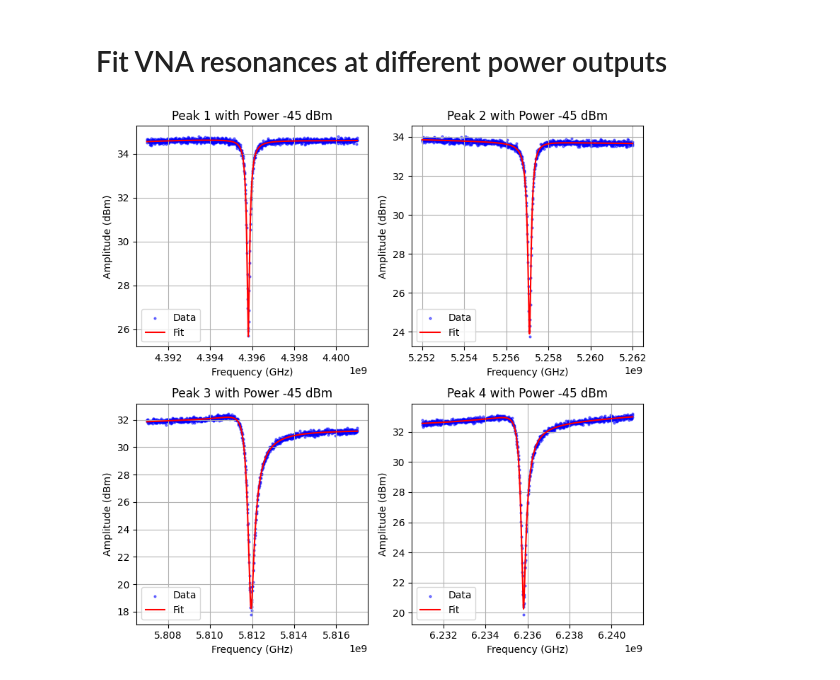
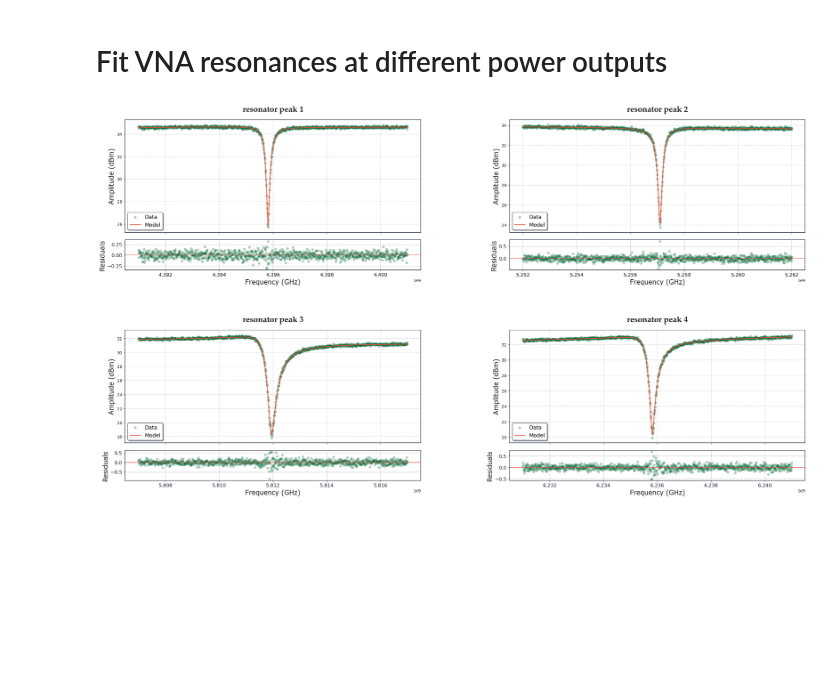
Before and after one commit to biqute/QTLab2425, a Jupyter notebook: IRdetection/Analysis/fit_VNA_resonances.ipynb, the cells around one changed output. Cells and saved outputs as stored; diff of their text form; code cells hidden in the pictures; blank space fills up the shorter version.

Commit message:
final plot figures

```diff
--- a/IRdetection/Analysis/fit_VNA_resonances.ipynb
+++ b/IRdetection/Analysis/fit_VNA_resonances.ipynb
@@ -40,7 +47,7 @@ meta = {k: v for k, v in meta_all.items() if k[1] == -45}
 resonance_frequneces = []
 
 nof_peaks = 4
-fig, ax = plt.subplots(int(np.sqrt(nof_peaks)), int(np.sqrt(nof_peaks)), figsize=(8, 8))
+fig, ax = plt.subplots(2, 2, figsize=(30, 2 * 8), gridspec_kw={'hspace':0.4, 'wspace':0.3})
 row_iter = 0
 col_iter = 0
 
@@ -55,13 +62,13 @@ for k, peak_data in data.items():
 
     # try to fit
     model = md.resonance_model
-    fitter = Fitter(model_function=md.resonance_model,
+    fitter = Fitter(model_function=model,
                         param_names=["f0", "phi", "Qt", "Qc", "A", "B", "C", "D", "K", "fmin"],
                         data=peak_data,
-                        loss_function=LeastSquares
+                        loss_manager=LeastSquares
                     )
 
-    searcher = ResonancePeakSearcher()
+    searcher = ResonancePeakSearcher(version='T')
     result = fitter.fit(searcher=searcher)
 
     # Check if the fit was successful
@@ -78,39 +85,47 @@ for k, peak_data in data.items():
             # Extract the resonance frequency from the fitted parameters
             resonance_frequency = result.values['f0'] + searcher.params['fmin']
             resonance_frequneces.append(resonance_frequency)
             # Plot the fit result
             fitted_params = result.values.to_dict()
             fitted_params['fmin'] = searcher.params['fmin']
-            ax[row_iter, col_iter].scatter(peak_data[:, 0], peak_data[:, 1], label='Data', color='blue', alpha=0.5, s=4)
-            ax[row_iter, col_iter].plot(peak_data[:, 0], model(peak_data[:, 0], *fitted_params.values()), label='Fit', color='red')
-            # add labels, title and legend
-            ax[row_iter, col_iter].set_xlabel('Frequency (GHz)')
-            ax[row_iter, col_iter].set_ylabel('Amplitude (dBm)')
-            ax[row_iter, col_iter].set_title(f'Peak {k[0]} with Power {k[1]} dBm')
-            ax[row_iter, col_iter].legend()
-            ax[row_iter, col_iter].grid()
+            # ax[row_iter, col_iter].scatter(peak_data[:, 0], peak_data[:, 1], label='Data', color='blue', alpha=0.5, s=4)
+            # ax[row_iter, col_iter].plot(peak_data[:, 0], model(peak_data[:, 0], *fitted_params.values()), label='Fit', color='red')
+            # # add labels, title and legend
+            # ax[row_iter, col_iter].set_xlabel('Frequency (GHz)')
+            # ax[row_iter, col_iter].set_ylabel('Amplitude (dBm)')
+            # ax[row_iter, col_iter].set_title(f'Peak {k[0]} with Power {k[1]} dBm')
+            # ax[row_iter, col_iter].legend()
+            # ax[row_iter, col_iter].grid()
+            plot_fit(peak_data, model, fitted_params,
+                     title=f'resonator peak {k[0]}',
+                     xlabel='Frequency (GHz)',
+                     ylabel='Amplitude (dBm)',
+                     palette=QSciencePalette,
+                     typography=QScienceTypography,
+                     ax=ax[row_iter, col_iter],
+                     rasterize_points=True)
     else:
         print(f"Fit for peak {k[0]}, power {k[1]} dBm failed (invalid result)")
         # For now we take the fmin as the resonance frequency
         resonance_frequency = searcher.params['fmin']
         resonance_frequneces.append(resonance_frequency)
         # Plot anyway the data
         ax[row_iter, col_iter].scatter(peak_data[:, 0], peak_data[:, 1], label='Data', color='blue', alpha=0.5, s=4)
         # add labels, title and legend
         ax[row_iter, col_iter].set_xlabel('Frequency (GHz)')
         ax[row_iter, col_iter].set_ylabel('Amplitude (dBm)')
         ax[row_iter, col_iter].set_title(f'Peak {k[0]} with Power {k[1]} dBm')
         ax[row_iter, col_iter].legend()
         ax[row_iter, col_iter].grid()
 
     # update iterators
     col_iter += 1
     if col_iter >= int(np.sqrt(nof_peaks)):
         col_iter = 0
         row_iter += 1
 
 # adjust the layout
 plt.tight_layout()
 plt.show()
 # %% [output]
-[figure, old version]
+[figure, new version]
```
Also changed, not shown: parts of 1 cell of this notebook, 6 other files.
